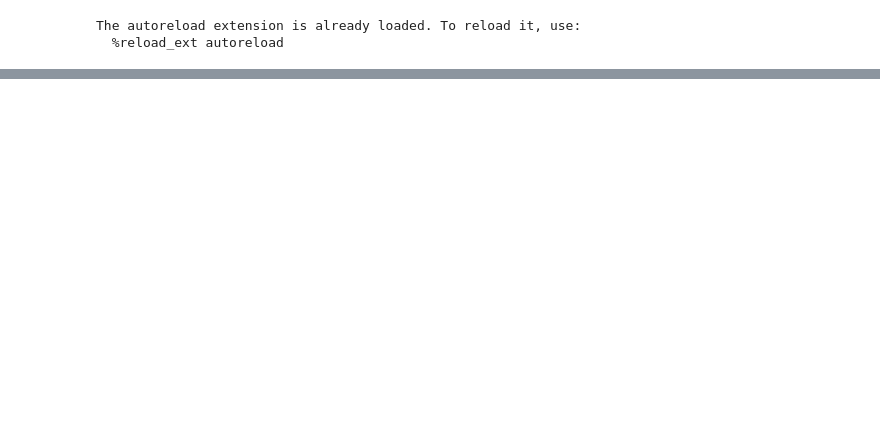
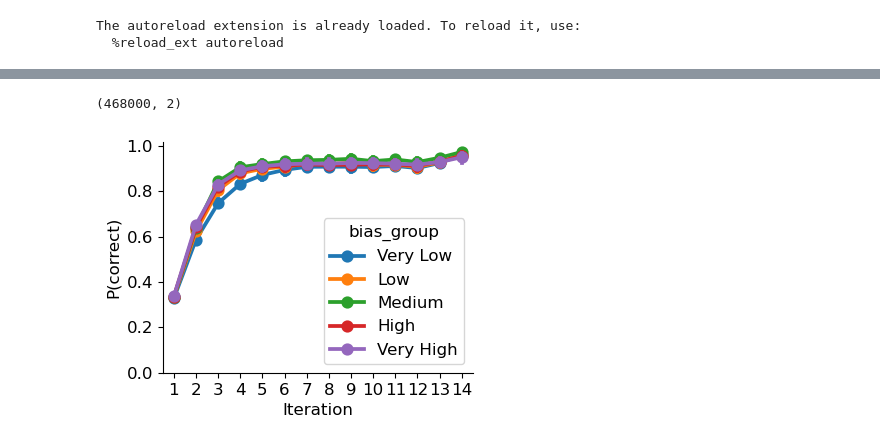
Before and after one commit to ti55987/DL4CM, a Jupyter notebook: simulation/simulation.ipynb, the cells around one changed output, grey strips where cells are left out. Cells and saved outputs as stored; diff of their text form; code cells hidden in the pictures; blank space fills up the shorter version.

```diff
--- a/simulation/simulation.ipynb
+++ b/simulation/simulation.ipynb
@@ -220,3 +191,30 @@ iter_acc.head(2)
+# %%
+print(train_df[['agentid', 'bias']].shape)
+iter_acc['bias'] = train_df['bias']
+
+# Create 5 equal-width bins for bias values
+iter_acc['bias_group'] = pd.qcut(iter_acc['bias'], q=5, labels=['Very Low', 'Low', 'Medium', 'High', 'Very High'])
+
+# Group by bias group and calculate mean rewards
+bias_group_stats = iter_acc.groupby(["agentid",  'stim_iter', 'bias_group'])['rewards'].mean().reset_index()
+
+# Plot the results
+plt.rcParams.update({"font.size": 12})
+fig, ax = plt.subplots(1, 1, figsize=(4, 3))
+sns.pointplot(
+    data=bias_group_stats,
+    x="stim_iter",
+    y="rewards",
+    hue="bias_group",
+    ax=ax,
+)
+ax.set_xlabel("Iteration")
+ax.set_ylabel("P(correct)")
+ax.set_yticks(np.round(np.arange(0, 1.2, 0.2), 2))
+sns.despine()
+# %% [output]
+(468000, 2)
+[figure, added]
 # %%
 res = (
     iter_acc.groupby(["agentid", "stim_iter", "condition"])[["rewards"]]
```
Also changed, not shown: parts of 11 cells of this notebook, 2 other files.
